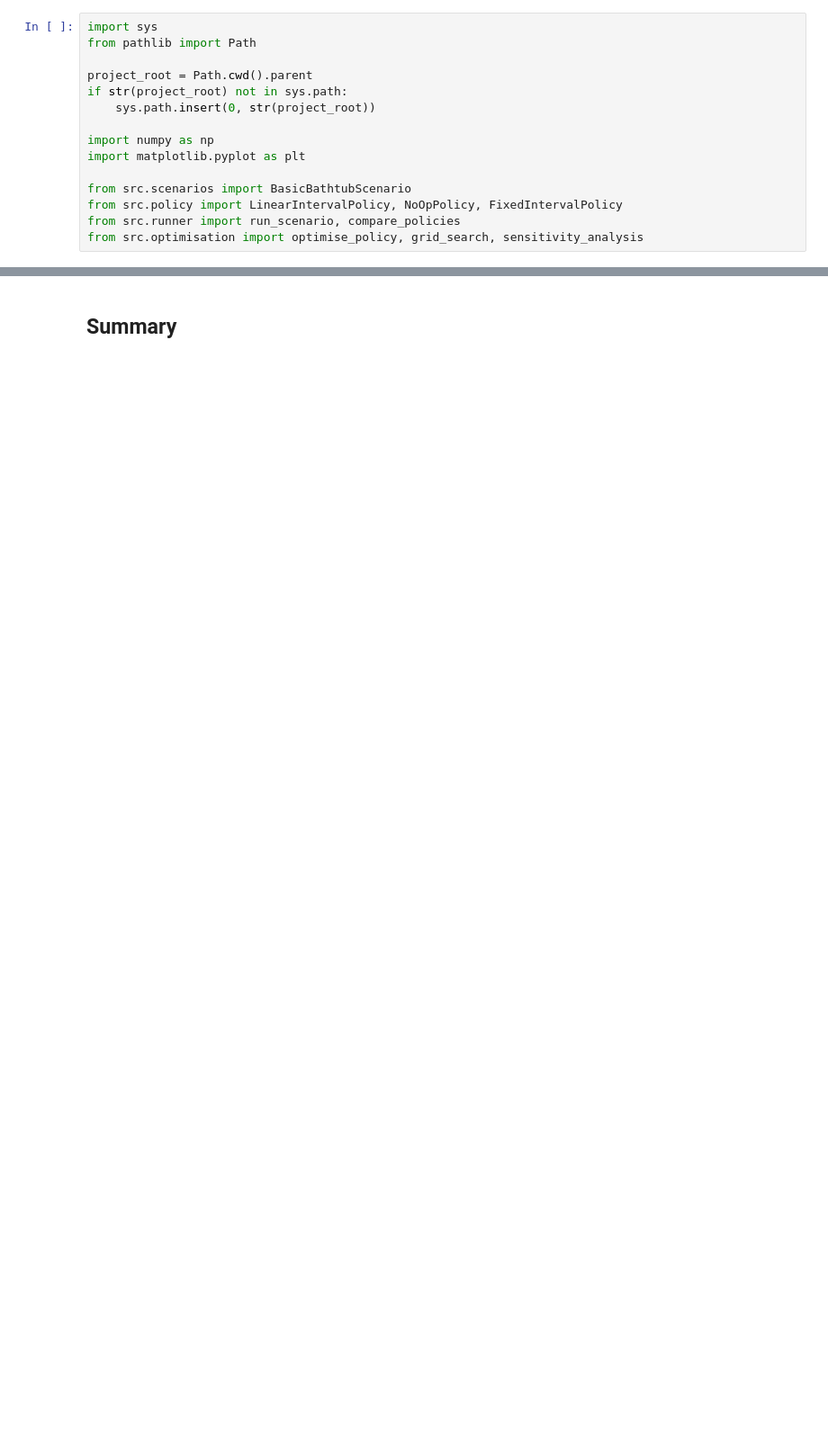
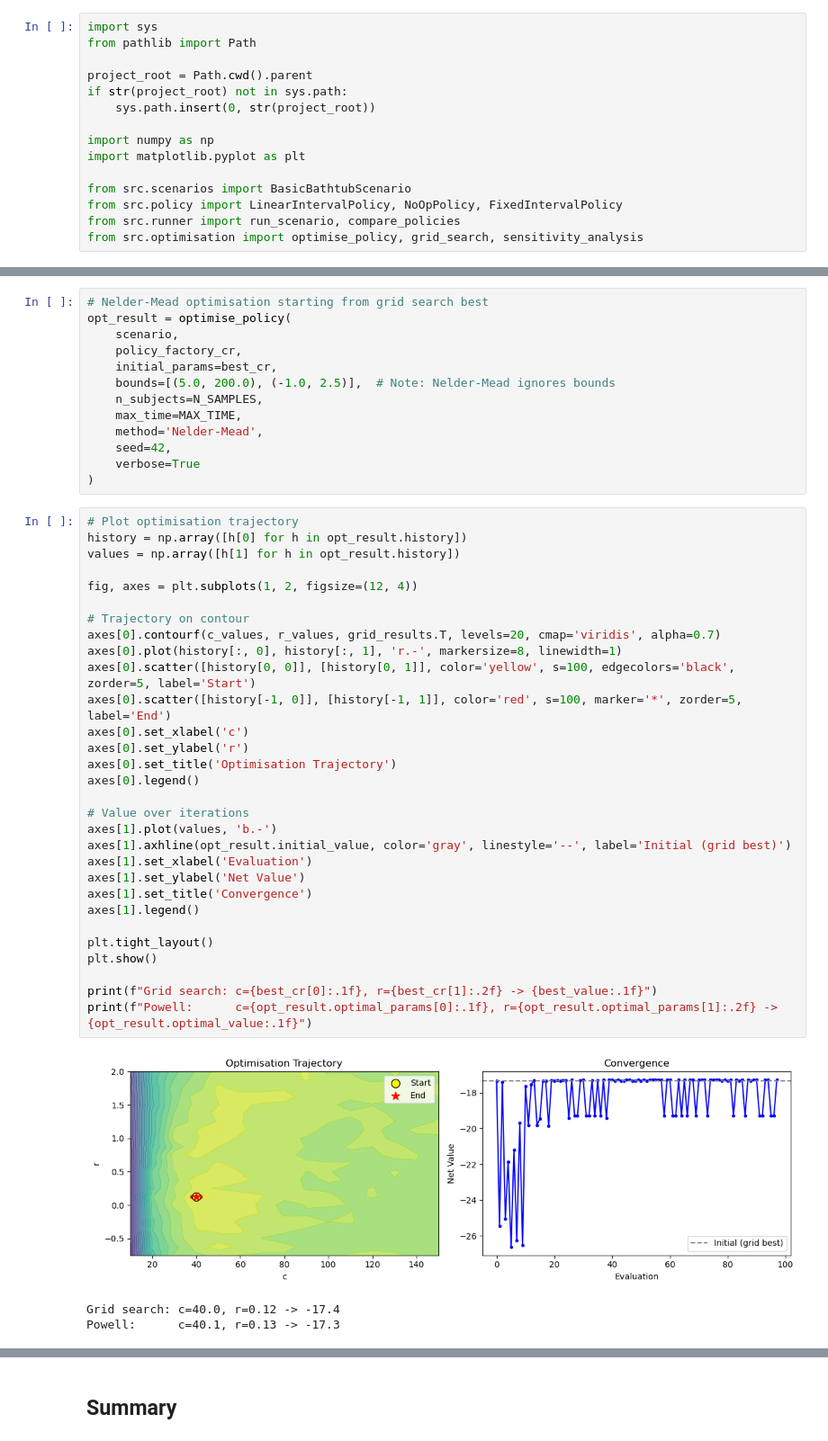
Before and after one commit to RGaudoin/discretiser, a Jupyter notebook: notebooks/policy_optimisation.ipynb, the cells around one changed output, grey strips where cells are left out. Shown at 90% size. Saved outputs shown, nothing was run; the diff lists cells and outputs as text; blank space fills up the shorter version.

```diff
--- a/notebooks/policy_optimisation.ipynb
+++ b/notebooks/policy_optimisation.ipynb
@@ -205,0 +147,47 @@ plt.show()
+# %%
+# Nelder-Mead optimisation starting from grid search best
+opt_result = optimise_policy(
+    scenario,
+    policy_factory_cr,
+    initial_params=best_cr,
+    bounds=[(5.0, 200.0), (-1.0, 2.5)],  # Note: Nelder-Mead ignores bounds
+    n_subjects=N_SAMPLES,
+    max_time=MAX_TIME,
+    method='Nelder-Mead',
+    seed=42,
+    verbose=True
+)
+# %%
+# Plot optimisation trajectory
+history = np.array([h[0] for h in opt_result.history])
+values = np.array([h[1] for h in opt_result.history])
+
+fig, axes = plt.subplots(1, 2, figsize=(12, 4))
+
+# Trajectory on contour
+axes[0].contourf(c_values, r_values, grid_results.T, levels=20, cmap='viridis', alpha=0.7)
+axes[0].plot(history[:, 0], history[:, 1], 'r.-', markersize=8, linewidth=1)
+axes[0].scatter([history[0, 0]], [history[0, 1]], color='yellow', s=100, edgecolors='black', zorder=5, label='Start')
+axes[0].scatter([history[-1, 0]], [history[-1, 1]], color='red', s=100, marker='*', zorder=5, label='End')
+axes[0].set_xlabel('c')
+axes[0].set_ylabel('r')
+axes[0].set_title('Optimisation Trajectory')
+axes[0].legend()
+
+# Value over iterations
+axes[1].plot(values, 'b.-')
+axes[1].axhline(opt_result.initial_value, color='gray', linestyle='--', label='Initial (grid best)')
+axes[1].set_xlabel('Evaluation')
+axes[1].set_ylabel('Net Value')
+axes[1].set_title('Convergence')
+axes[1].legend()
+
+plt.tight_layout()
+plt.show()
+
+print(f"Grid search: c={best_cr[0]:.1f}, r={best_cr[1]:.2f} -> {best_value:.1f}")
+print(f"Powell:      c={opt_result.optimal_params[0]:.1f}, r={opt_result.optimal_params[1]:.2f} -> {opt_result.optimal_value:.1f}")
+# %% [output]
+[figure, added]
+Grid search: c=40.0, r=0.12 -> -17.4
+Powell:      c=40.1, r=0.13 -> -17.3
```
Also changed, not shown: parts of 47 cells of this notebook, 4 other files.
